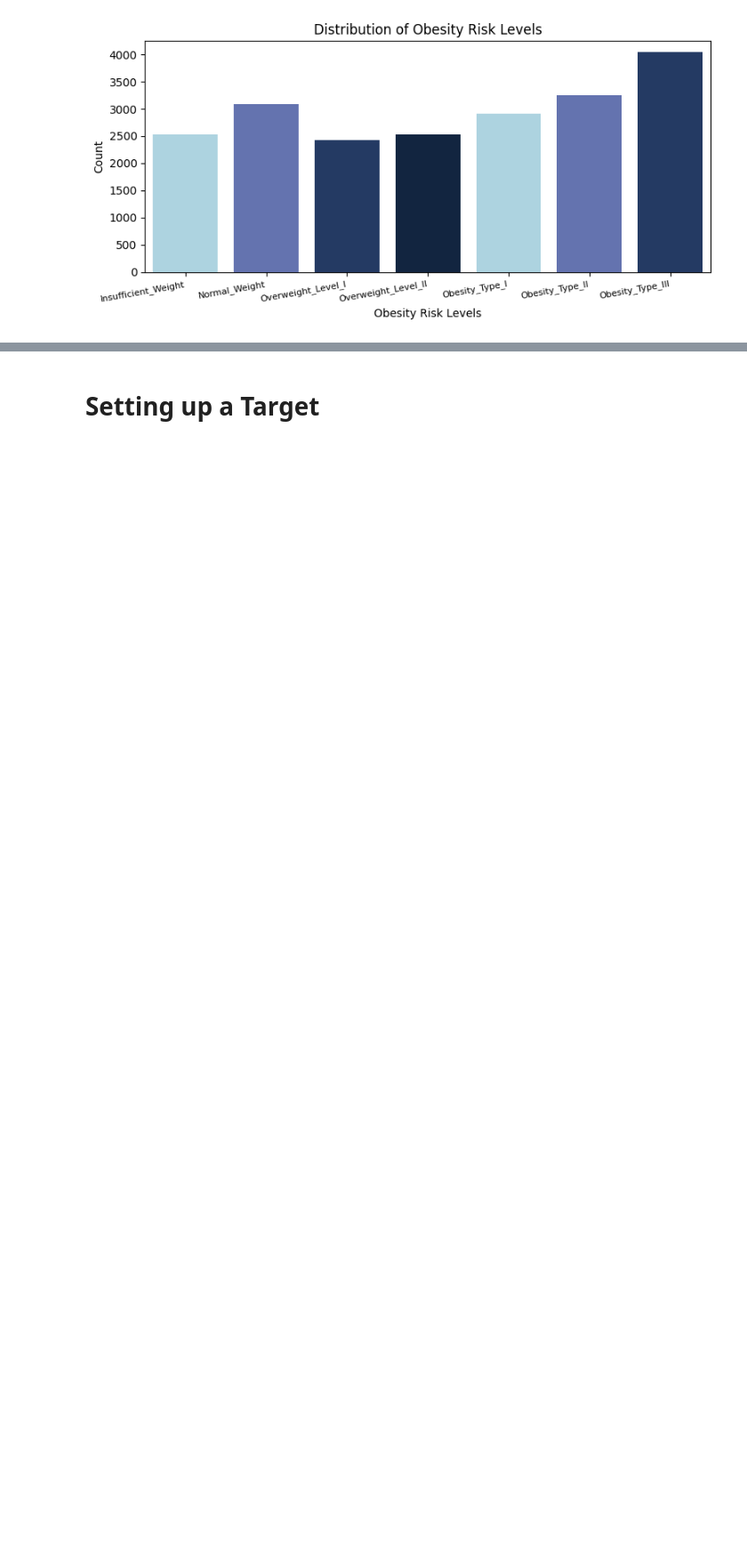
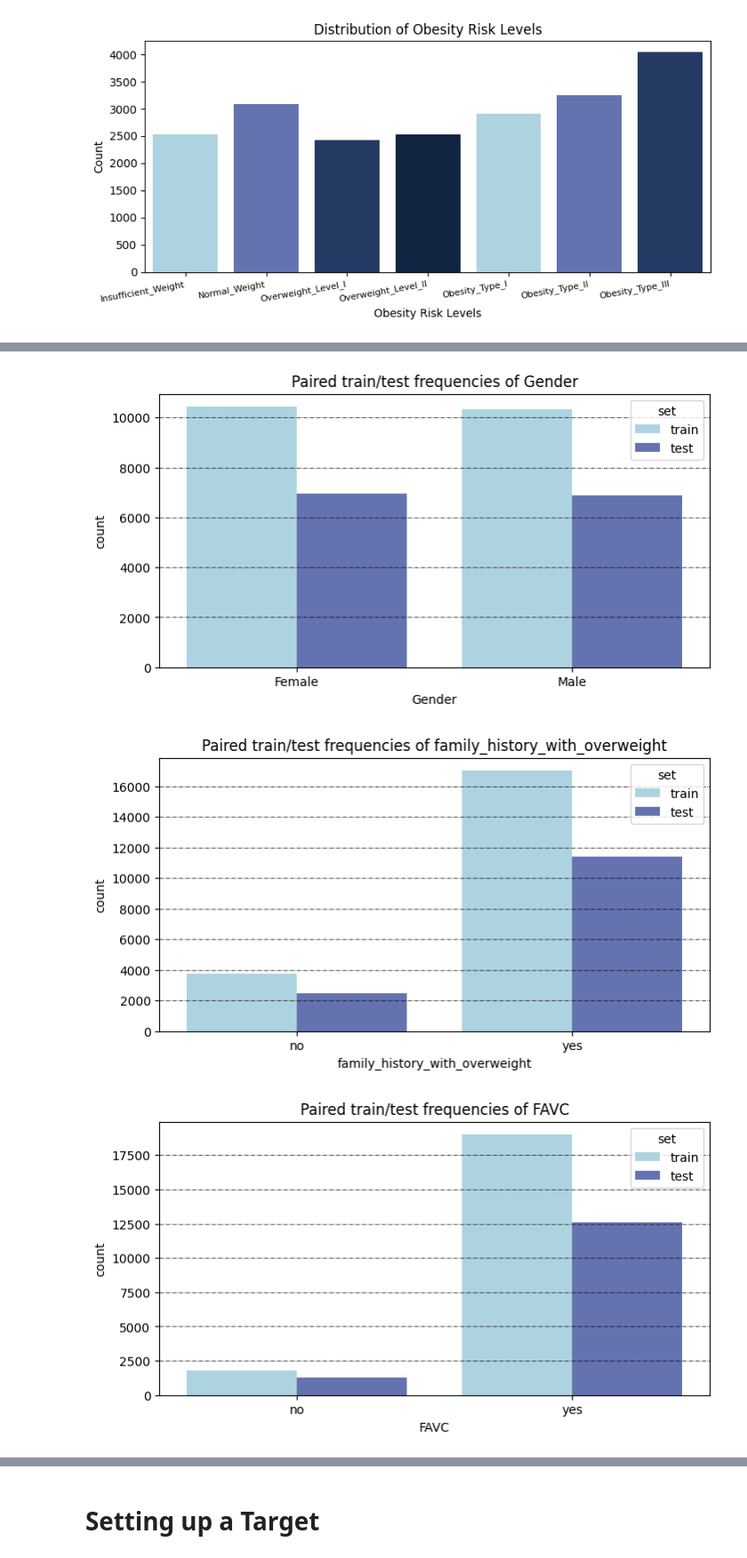
Before and after one commit to Aisuko/notebooks, a Jupyter notebook: competition/multi-class-prediction.ipynb, the cells around one changed output, grey strips where cells are left out. Shown at 89% size. Cells and saved outputs as stored; diff of their text form; code cells hidden in the pictures; blank space fills up the shorter version.

```diff
--- a/competition/multi-class-prediction.ipynb
+++ b/competition/multi-class-prediction.ipynb
@@ -135,0 +183,3 @@ plt.show()
+# %%
+categorical_features=train.columns[train.dtypes=="object"].tolist()
+numeric_features=train.columns[train.dtypes!="object"].tolist()
@@ -135,0 +220,21 @@ plt.show()
+# %%
+def plot_count_pairs(train, test, feature, hue="set", order=None, palette=None):
+    data_df=train.copy()
+    data_df['set']='train'
+    data_df=pd.concat([data_df, test.copy()]).fillna('test')
+    f,ax=plt.subplots(1,1,figsize=(8,4))
+    sns.countplot(x=feature, data=data_df, hue=hue, palette=color_list, order=order)
+    plt.grid(color="black", linestyle="-.", linewidth=0.5, axis="y", which="major")
+    ax.set_title(f"Paired train/test frequencies of {feature}")
+    plt.show()
+
+for feature in categorical_features:
+    if feature in ["CAEC", "CALC"]:
+        order=["no", "Always", "Sometimes", "Frequently"]
+    else:
+        order=sorted(train[feature].unique())
+    plot_count_pairs(train, test, feature=feature, order=order, palette=color_list)
+# %% [output]
+[figure, added]
+[figure, added]
+[figure, added]
```
Also changed, not shown: parts of 17 cells of this notebook.
